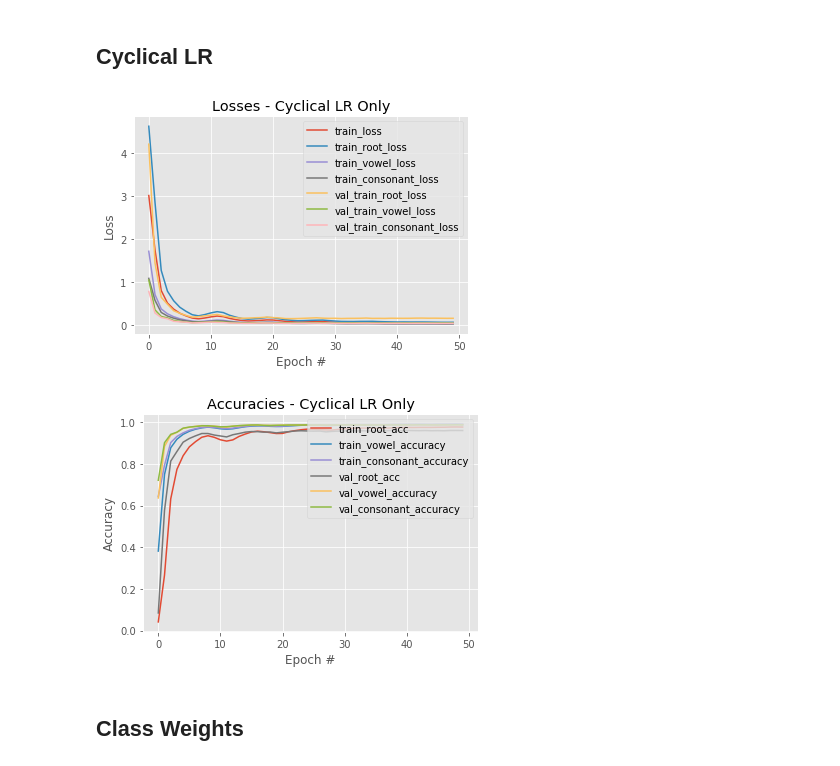
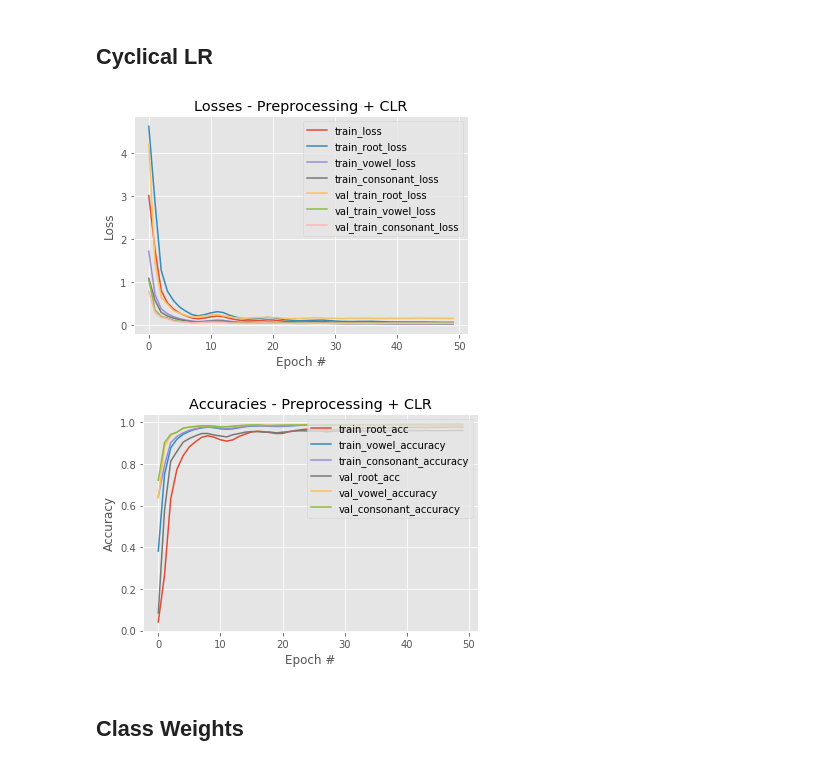
Before and after one commit to MaxDriessen/MuchLearningSuchWow_Bengali.AI, a Jupyter notebook: Convolutional/PlotAccLoss_Convolutional.ipynb, the cells around one changed output. Saved outputs shown, nothing was run; the diff lists cells and outputs as text; code cells hidden in the pictures.

```diff
--- a/Convolutional/PlotAccLoss_Convolutional.ipynb
+++ b/Convolutional/PlotAccLoss_Convolutional.ipynb
@@ -73,11 +73,11 @@ plot_acc(history_all, epochs, "Accuracies - Cyclical LR + Class Weights")
 # %% [markdown]
 ## Cyclical LR
 # %%
-plot_loss(history_nocw, epochs, "Losses - Cyclical LR Only")
-plot_acc(history_nocw, epochs, "Accuracies - Cyclical LR Only")
+plot_loss(history_nocw, epochs, "Losses - Preprocessing + CLR")
+plot_acc(history_nocw, epochs, "Accuracies - Preprocessing + CLR")
 # %% [output]
-[figure, old version]
+[figure, new version]
-[figure, old version]
+[figure, new version]
 # %% [markdown]
 ## Class Weights
 # %%
```
Also changed, not shown: parts of 3 cells of this notebook.
